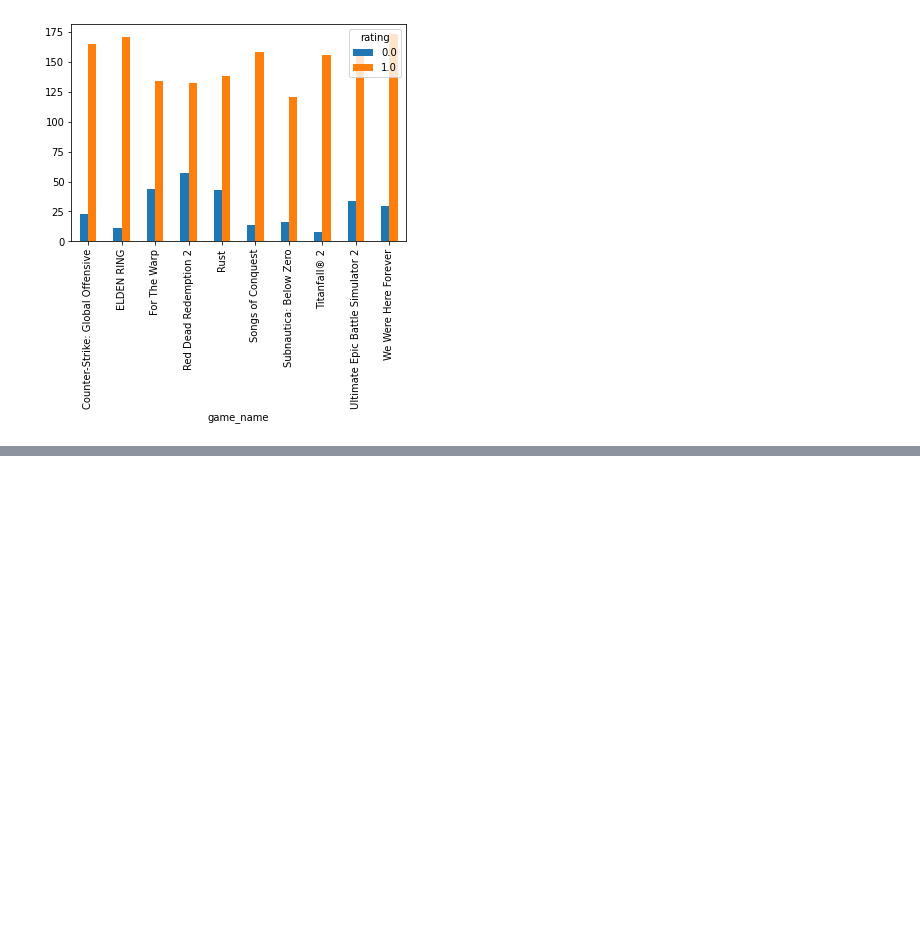
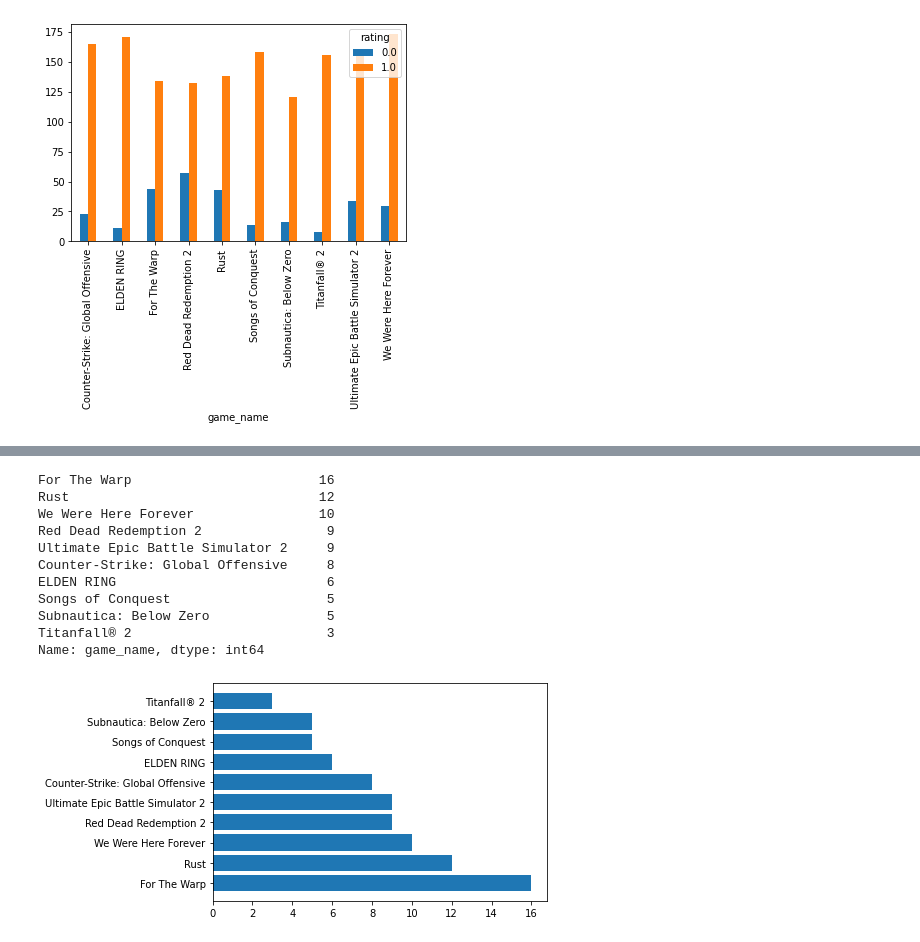
Before and after one commit to gremay/SMT_SteamAnalysis, a Jupyter notebook: sentiment_analysis.ipynb, the cells around one changed output, grey strips where cells are left out. Saved outputs shown, nothing was run; the diff lists cells and outputs as text; code cells hidden in the pictures; blank space fills up the shorter version.

```diff
--- a/sentiment_analysis.ipynb
+++ b/sentiment_analysis.ipynb
@@ -76,7 +76,7 @@ ratings.plot(kind='bar')
 <AxesSubplot:xlabel='game_name'>
 [figure]
 # %%
-X = reviews.review_text
+X = reviews.drop('rating', axis=1)
 y = reviews.rating
 X_train, X_test, y_train, y_test = train_test_split(X, y, test_size=0.33, random_state=0)
 
@@ -291,0 +266,19 @@ weighted avg       0.83      0.84      0.83       590
+# %%
+#let's see if there's games that get mispredicted more or less often
+games = reviews.game_name
+X_test.shape, y_pred.shape, y_test.shape
+
+game_names = []
+y_pred_list = []
+y_true_list = []
+
+for x, y_predictions, y_true in zip(X_test.game_name, y_pred, y_test):
+    if(y_predictions != y_true):
+        game_names.append(x)
+        y_pred_list.append(y_predictions)
+        y_true_list.append(y_true)
+
+d = {'game_name': game_names, 'prediction': y_pred_list, 'true': y_true_list}
+false_preds = pd.DataFrame(data=d)
+
+false_preds.head()
@@ -291,0 +292,22 @@ weighted avg       0.83      0.84      0.83       590
+# %%
+unique_games = false_preds.game_name.unique()
+game_dist = false_preds.game_name.value_counts()
+labels = game_dist.index.tolist()
+
+print(game_dist)
+
+plt.barh(range(0, len(unique_games)), width=game_dist.values, tick_label=labels)
+plt.show()
+# %% [output]
+For The Warp                        16
+Rust                                12
+We Were Here Forever                10
+Red Dead Redemption 2                9
+Ultimate Epic Battle Simulator 2     9
+Counter-Strike: Global Offensive     8
+ELDEN RING                           6
+Songs of Conquest                    5
+Subnautica: Below Zero               5
+Titanfall® 2                         3
+Name: game_name, dtype: int64
+[figure, added]
```
Also changed, not shown: parts of 11 cells of this notebook.
